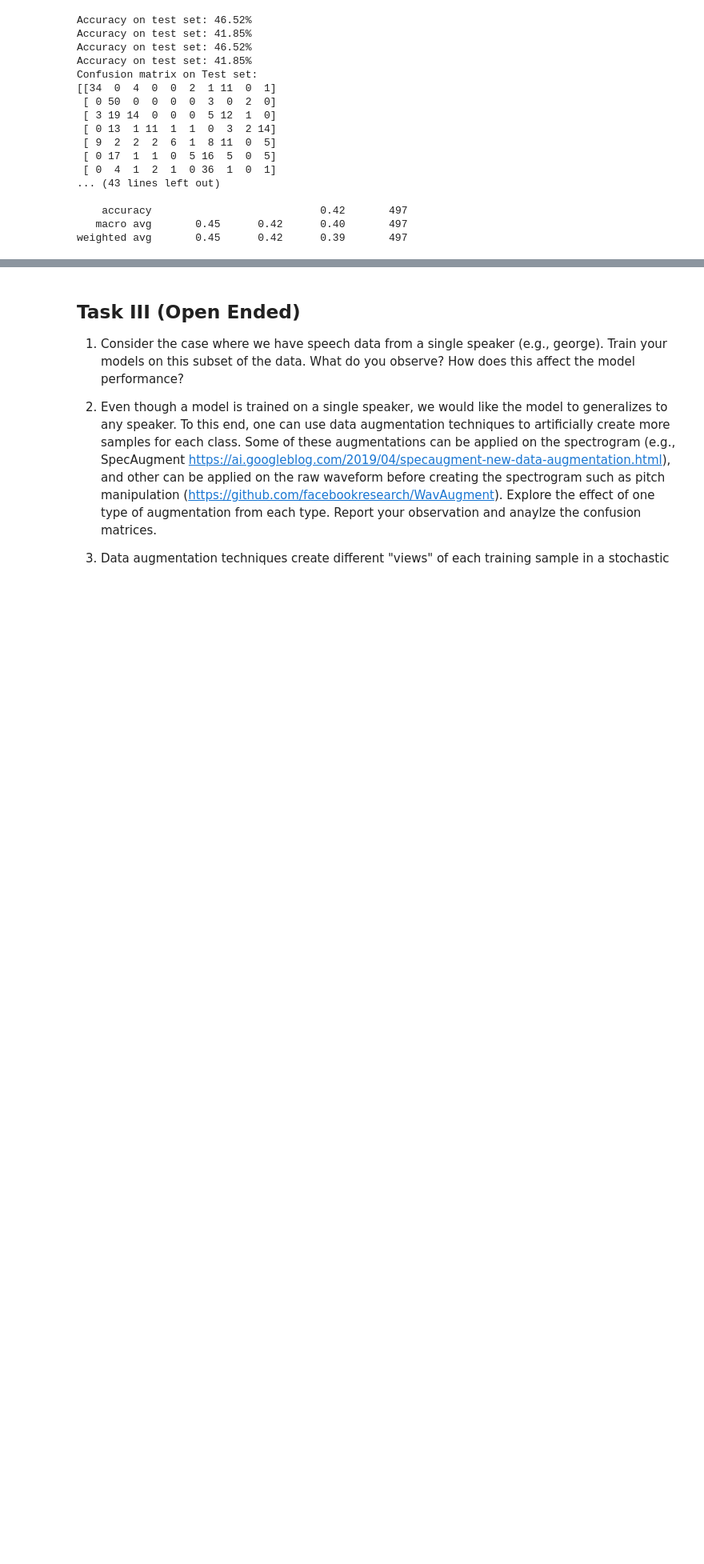
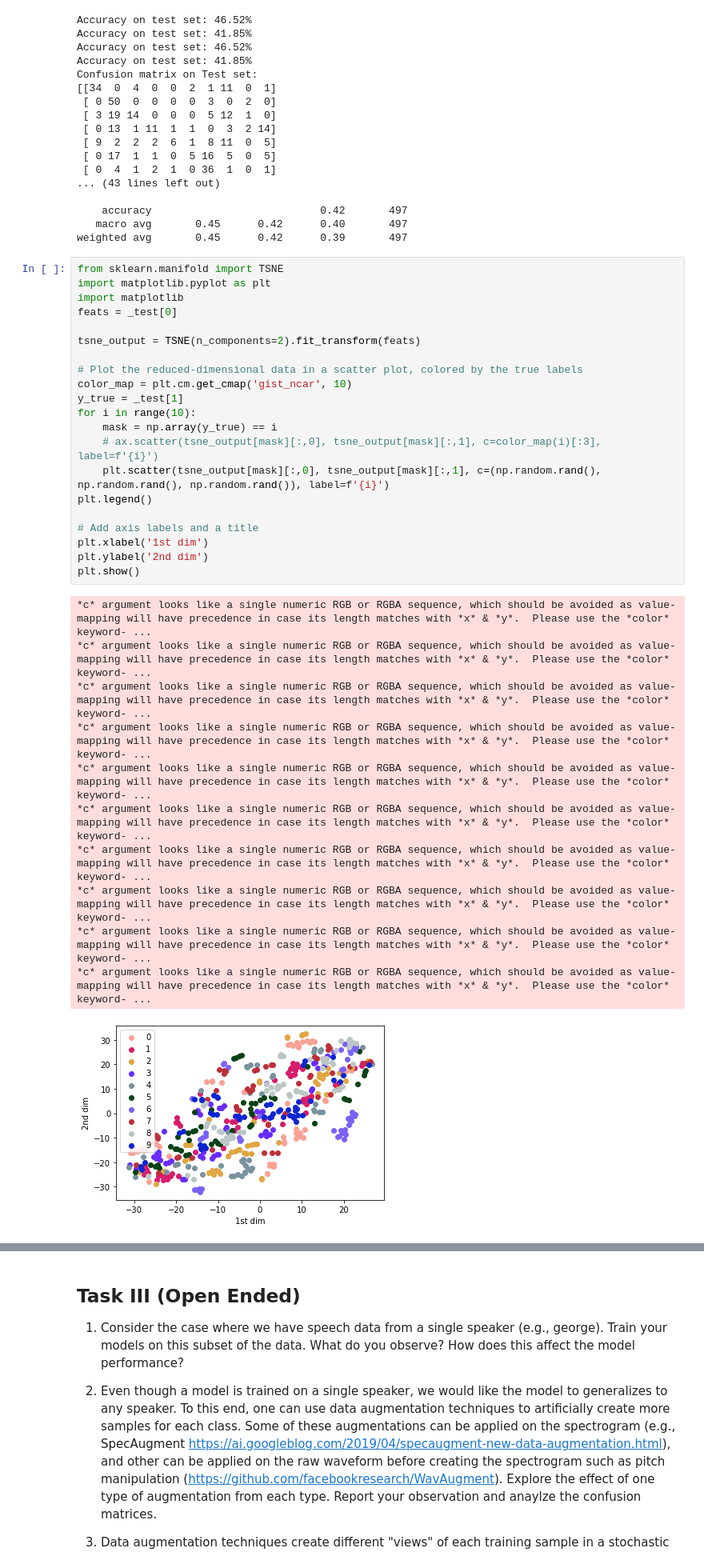
Before and after one commit to igunduz/neural-networks, a Jupyter notebook: project/spoken_digit_recognition_project.ipynb, the cells around one changed output, grey strips where cells are left out. Shown at 80% size. Saved outputs shown, nothing was run; the diff lists cells and outputs as text; blank space fills up the shorter version.

Commit message:
tsne

```diff
--- a/project/spoken_digit_recognition_project.ipynb
+++ b/project/spoken_digit_recognition_project.ipynb
@@ -412,3 +417,36 @@ Confusion matrix on Test set:
     accuracy                           0.42       497
    macro avg       0.45      0.42      0.40       497
 weighted avg       0.45      0.42      0.39       497
+# %%
+from sklearn.manifold import TSNE
+import matplotlib.pyplot as plt
+import matplotlib
+feats = _test[0]
+
+tsne_output = TSNE(n_components=2).fit_transform(feats)
+
+# Plot the reduced-dimensional data in a scatter plot, colored by the true labels
+color_map = plt.cm.get_cmap('gist_ncar', 10)
+y_true = _test[1]
+for i in range(10):
+    mask = np.array(y_true) == i
+    # ax.scatter(tsne_output[mask][:,0], tsne_output[mask][:,1], c=color_map(i)[:3], label=f'{i}')
+    plt.scatter(tsne_output[mask][:,0], tsne_output[mask][:,1], c=(np.random.rand(), np.random.rand(), np.random.rand()), label=f'{i}')
+plt.legend()
+
+# Add axis labels and a title
+plt.xlabel('1st dim')
+plt.ylabel('2nd dim')
+plt.show()
+# %% [output]
+*c* argument looks like a single numeric RGB or RGBA sequence, which should be avoided as value-mapping will have precedence in case its length matches with *x* & *y*.  Please use the *color* keyword- ...
+*c* argument looks like a single numeric RGB or RGBA sequence, which should be avoided as value-mapping will have precedence in case its length matches with *x* & *y*.  Please use the *color* keyword- ...
+*c* argument looks like a single numeric RGB or RGBA sequence, which should be avoided as value-mapping will have precedence in case its length matches with *x* & *y*.  Please use the *color* keyword- ...
+*c* argument looks like a single numeric RGB or RGBA sequence, which should be avoided as value-mapping will have precedence in case its length matches with *x* & *y*.  Please use the *color* keyword- ...
+*c* argument looks like a single numeric RGB or RGBA sequence, which should be avoided as value-mapping will have precedence in case its length matches with *x* & *y*.  Please use the *color* keyword- ...
+*c* argument looks like a single numeric RGB or RGBA sequence, which should be avoided as value-mapping will have precedence in case its length matches with *x* & *y*.  Please use the *color* keyword- ...
+*c* argument looks like a single numeric RGB or RGBA sequence, which should be avoided as value-mapping will have precedence in case its length matches with *x* & *y*.  Please use the *color* keyword- ...
+*c* argument looks like a single numeric RGB or RGBA sequence, which should be avoided as value-mapping will have precedence in case its length matches with *x* & *y*.  Please use the *color* keyword- ...
+*c* argument looks like a single numeric RGB or RGBA sequence, which should be avoided as value-mapping will have precedence in case its length matches with *x* & *y*.  Please use the *color* keyword- ...
+*c* argument looks like a single numeric RGB or RGBA sequence, which should be avoided as value-mapping will have precedence in case its length matches with *x* & *y*.  Please use the *color* keyword- ...
+[figure, added]
```
Also changed, not shown: parts of 4 cells of this notebook.
